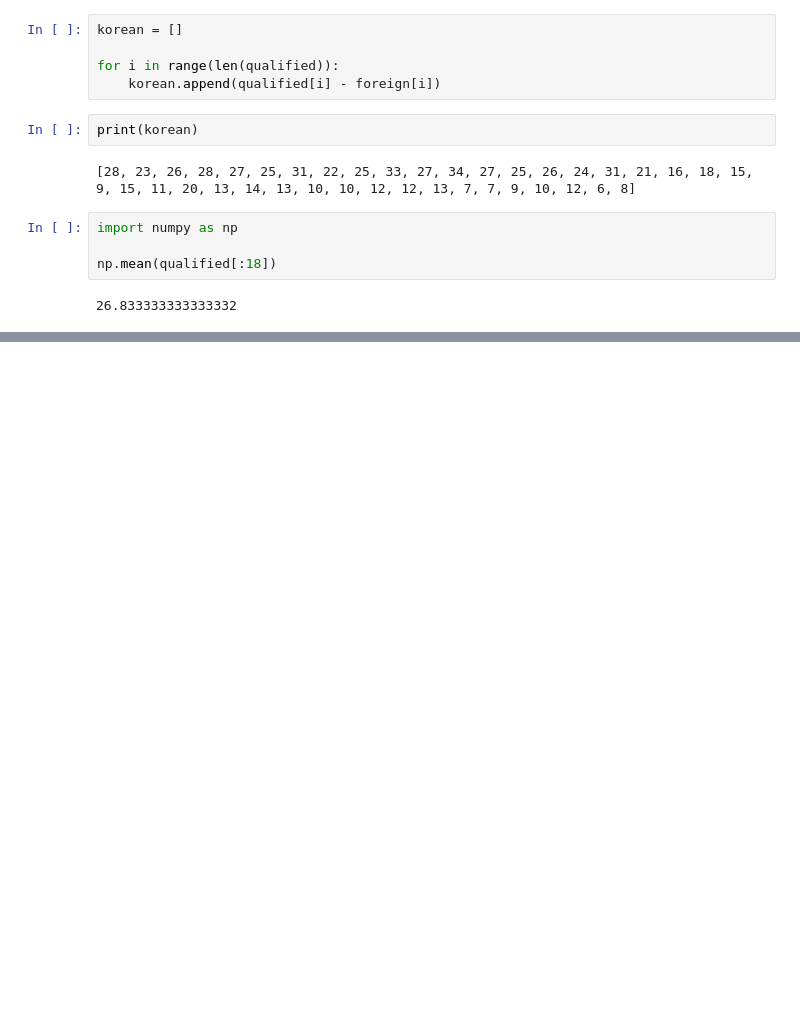
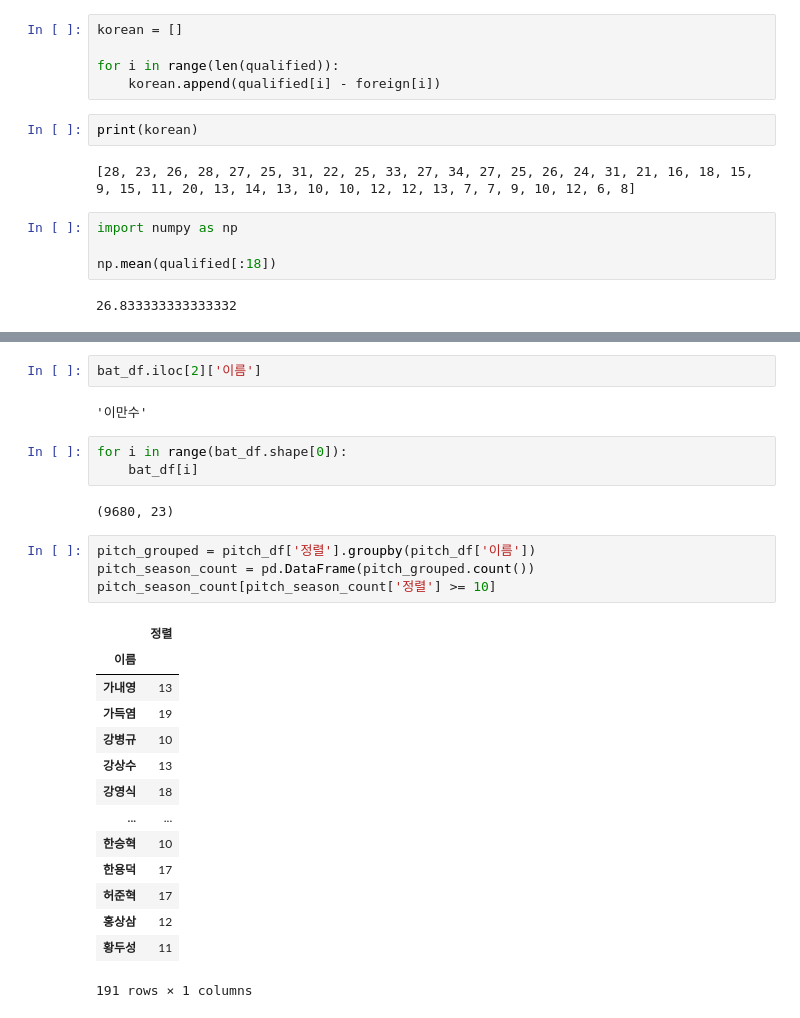
Before and after one commit to JeongMinHyeok/Baseball_simulator, a Jupyter notebook: Statiz_crawler.ipynb, the cells around one changed output, grey strips where cells are left out. Saved outputs shown, nothing was run; the diff lists cells and outputs as text; blank space fills up the shorter version.

```diff
--- a/Statiz_crawler.ipynb
+++ b/Statiz_crawler.ipynb
@@ -451,0 +514,28 @@ np.mean(qualified[:18])
+# %%
+bat_df.iloc[2]['이름']
+# %% [output]
+'이만수'
+# %%
+for i in range(bat_df.shape[0]):
+    bat_df[i]
+# %% [output]
+(9680, 23)
+# %%
+pitch_grouped = pitch_df['정렬'].groupby(pitch_df['이름'])
+pitch_season_count = pd.DataFrame(pitch_grouped.count())
+pitch_season_count[pitch_season_count['정렬'] >= 10]
+# %% [output]
+|  | 정렬 |
+| 이름 |  |
+| 가내영 | 13 |
+| 가득염 | 19 |
+| 강병규 | 10 |
+| 강상수 | 13 |
+| 강영식 | 18 |
+| ... | ... |
+| 한승혁 | 10 |
+| 한용덕 | 17 |
+| 허준혁 | 17 |
+| 홍상삼 | 12 |
+| 황두성 | 11 |
+191 rows × 1 columns
```
Also changed, not shown: parts of 21 cells of this notebook, 2 other files.
